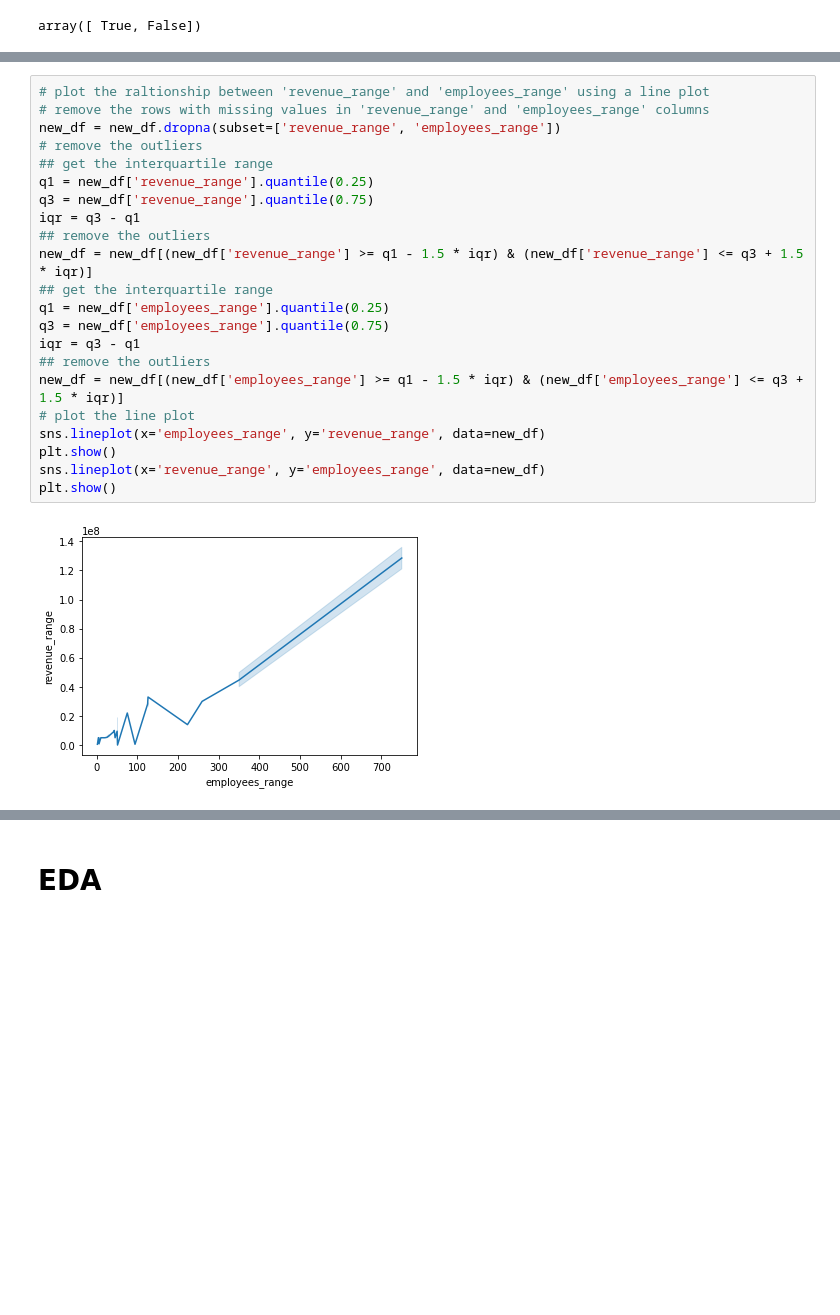
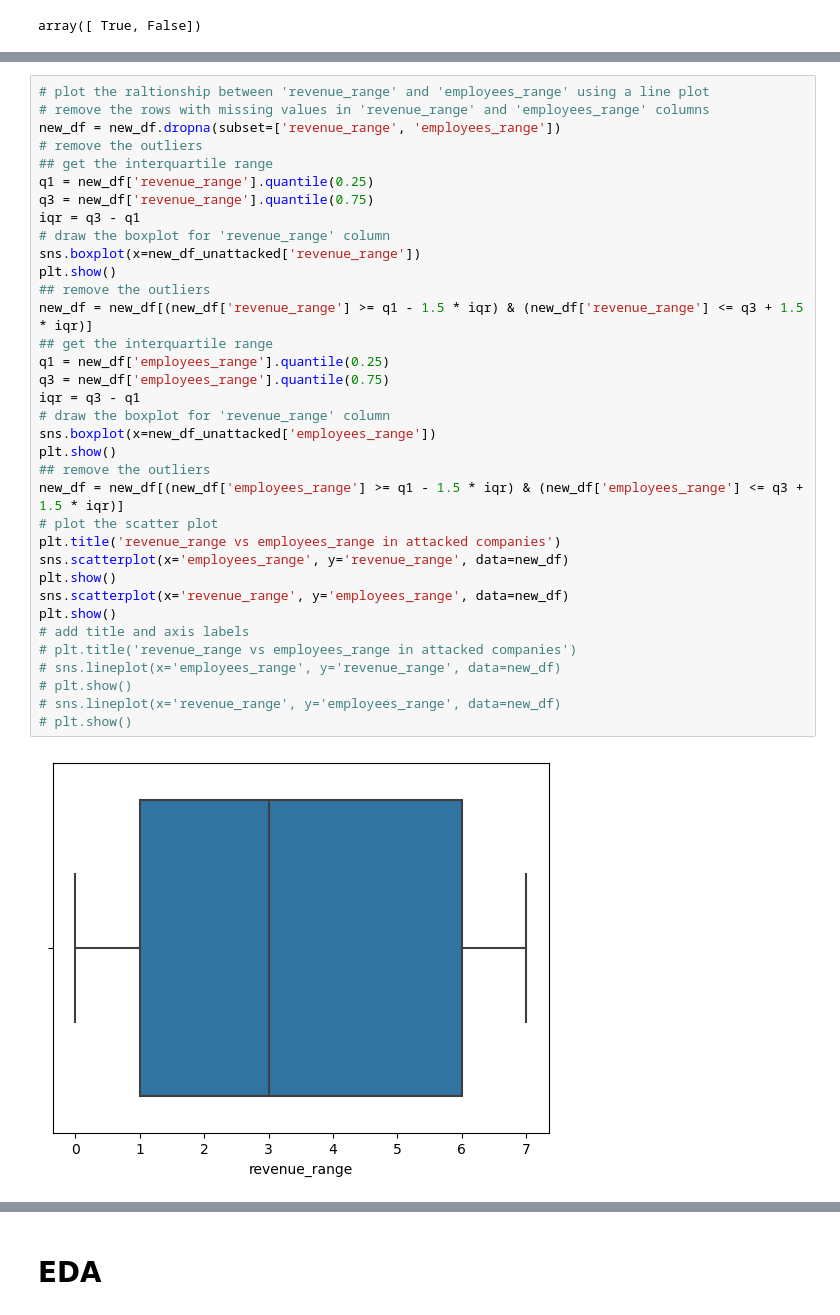
Before and after one commit to DoniaEsawi/Ransomware-Revealed, a Jupyter notebook: data_science.ipynb, the cells around one changed output, grey strips where cells are left out. Drawn from its saved outputs; the diff is of its cells as text; blank space fills up the shorter version.

Commit message:
some plots

```diff
--- a/data_science.ipynb
+++ b/data_science.ipynb
@@ -376,24 +392,37 @@ print(new_df_unattacked['employees_range'].unique())
 # %%
 # plot the raltionship between 'revenue_range' and 'employees_range' using a line plot
 # remove the rows with missing values in 'revenue_range' and 'employees_range' columns
 new_df = new_df.dropna(subset=['revenue_range', 'employees_range'])
 # remove the outliers
 ## get the interquartile range
 q1 = new_df['revenue_range'].quantile(0.25)
 q3 = new_df['revenue_range'].quantile(0.75)
 iqr = q3 - q1
+# draw the boxplot for 'revenue_range' column
+sns.boxplot(x=new_df_unattacked['revenue_range'])
+plt.show()
 ## remove the outliers
 new_df = new_df[(new_df['revenue_range'] >= q1 - 1.5 * iqr) & (new_df['revenue_range'] <= q3 + 1.5 * iqr)]
 ## get the interquartile range
 q1 = new_df['employees_range'].quantile(0.25)
 q3 = new_df['employees_range'].quantile(0.75)
 iqr = q3 - q1
+# draw the boxplot for 'revenue_range' column
+sns.boxplot(x=new_df_unattacked['employees_range'])
+plt.show()
 ## remove the outliers
 new_df = new_df[(new_df['employees_range'] >= q1 - 1.5 * iqr) & (new_df['employees_range'] <= q3 + 1.5 * iqr)]
-# plot the line plot
-sns.lineplot(x='employees_range', y='revenue_range', data=new_df)
+# plot the scatter plot
+plt.title('revenue_range vs employees_range in attacked companies')
+sns.scatterplot(x='employees_range', y='revenue_range', data=new_df)
 plt.show()
-sns.lineplot(x='revenue_range', y='employees_range', data=new_df)
+sns.scatterplot(x='revenue_range', y='employees_range', data=new_df)
 plt.show()
+# add title and axis labels
+# plt.title('revenue_range vs employees_range in attacked companies')
+# sns.lineplot(x='employees_range', y='revenue_range', data=new_df)
+# plt.show()
+# sns.lineplot(x='revenue_range', y='employees_range', data=new_df)
+# plt.show()
 # %% [output]
-[figure, old version]
+[figure, new version]
```
Also changed, not shown: parts of 32 cells of this notebook.
